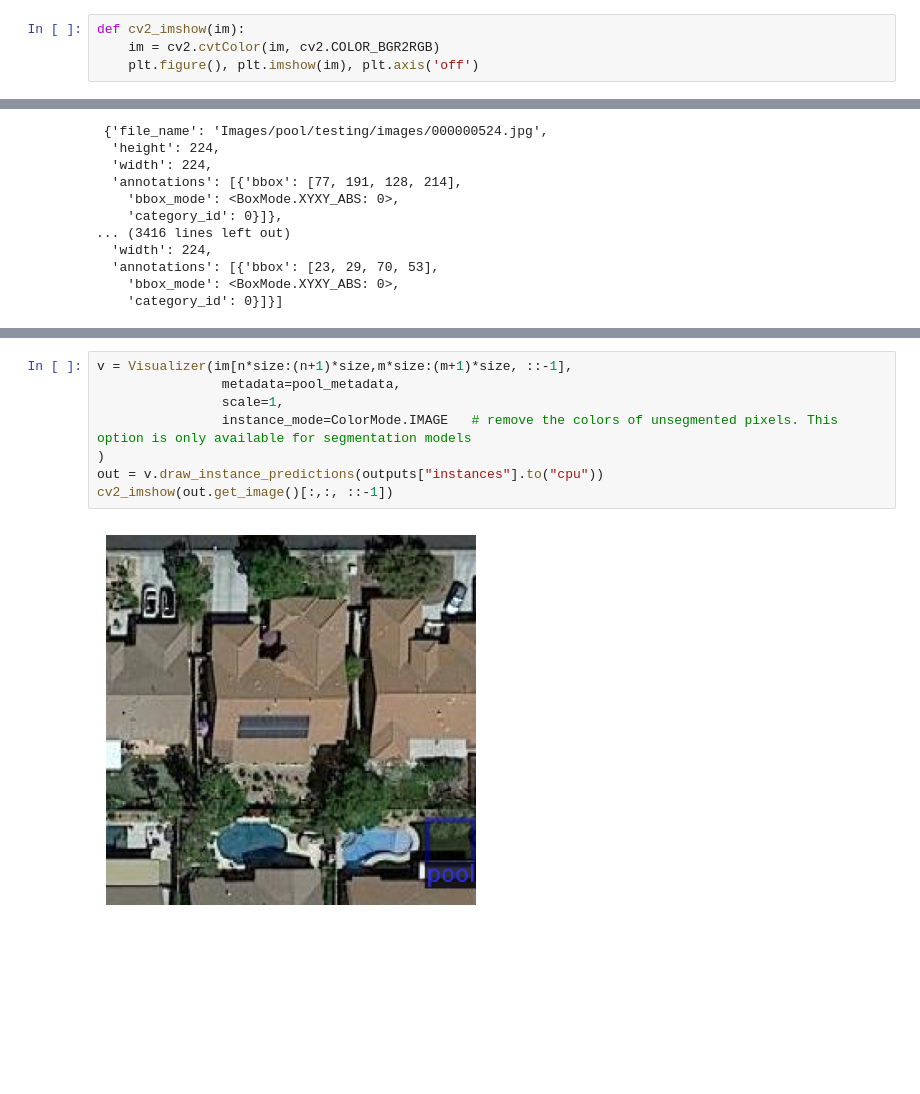
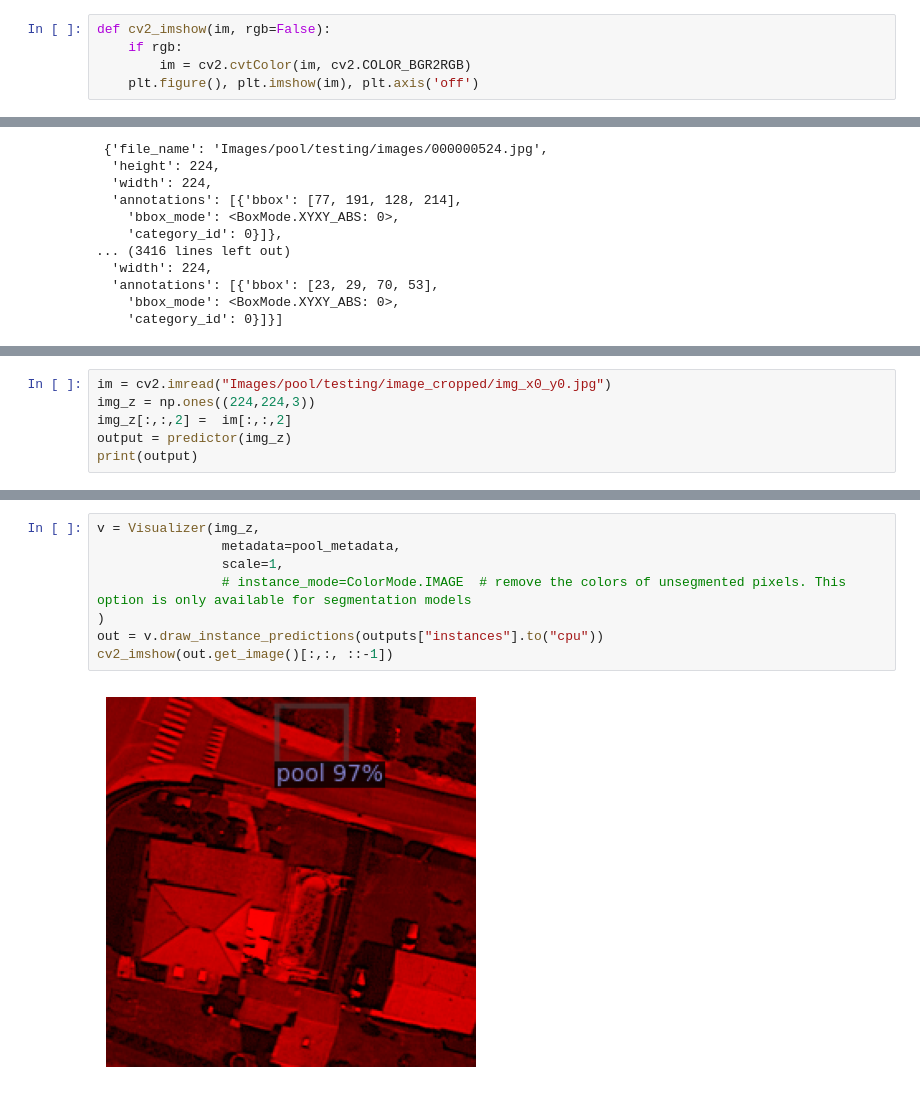
Before and after one commit to loicchamberlin/pool-detection, a Jupyter notebook: Python/model_training.ipynb, the cells around one changed output, grey strips where cells are left out. Cells and saved outputs as stored; diff of their text form; blank space fills up the shorter version.

Commit message:
test on dataset + cropping new images

```diff
--- a/Python/model_training.ipynb
+++ b/Python/model_training.ipynb
@@ -28,8 +28,9 @@ import cv2
 import xml.etree.ElementTree as ET
 import random
 # %%
-def cv2_imshow(im):
-    im = cv2.cvtColor(im, cv2.COLOR_BGR2RGB)
+def cv2_imshow(im, rgb=False):
+    if rgb:
+        im = cv2.cvtColor(im, cv2.COLOR_BGR2RGB)
     plt.figure(), plt.imshow(im), plt.axis('off')
 # %%
 image_training_dir = "Images/pool/training/images/"
@@ -255,0 +244,6 @@ print(output)
+# %%
+im = cv2.imread("Images/pool/testing/image_cropped/img_x0_y0.jpg")
+img_z = np.ones((224,224,3))
+img_z[:,:,2] =  im[:,:,2]
+output = predictor(img_z)
+print(output)
@@ -256,10 +272,10 @@ print(output)
 # %%
-v = Visualizer(im[n*size:(n+1)*size,m*size:(m+1)*size, ::-1],
+v = Visualizer(img_z,
                 metadata=pool_metadata,
                 scale=1,
-                instance_mode=ColorMode.IMAGE   # remove the colors of unsegmented pixels. This option is only available for segmentation models
+                # instance_mode=ColorMode.IMAGE  # remove the colors of unsegmented pixels. This option is only available for segmentation models
 )
 out = v.draw_instance_predictions(outputs["instances"].to("cpu"))
 cv2_imshow(out.get_image()[:,:, ::-1])
 # %% [output]
-[figure, old version]
+[figure, new version]
```
Also changed, not shown: parts of 8 cells of this notebook, 1 other file.
